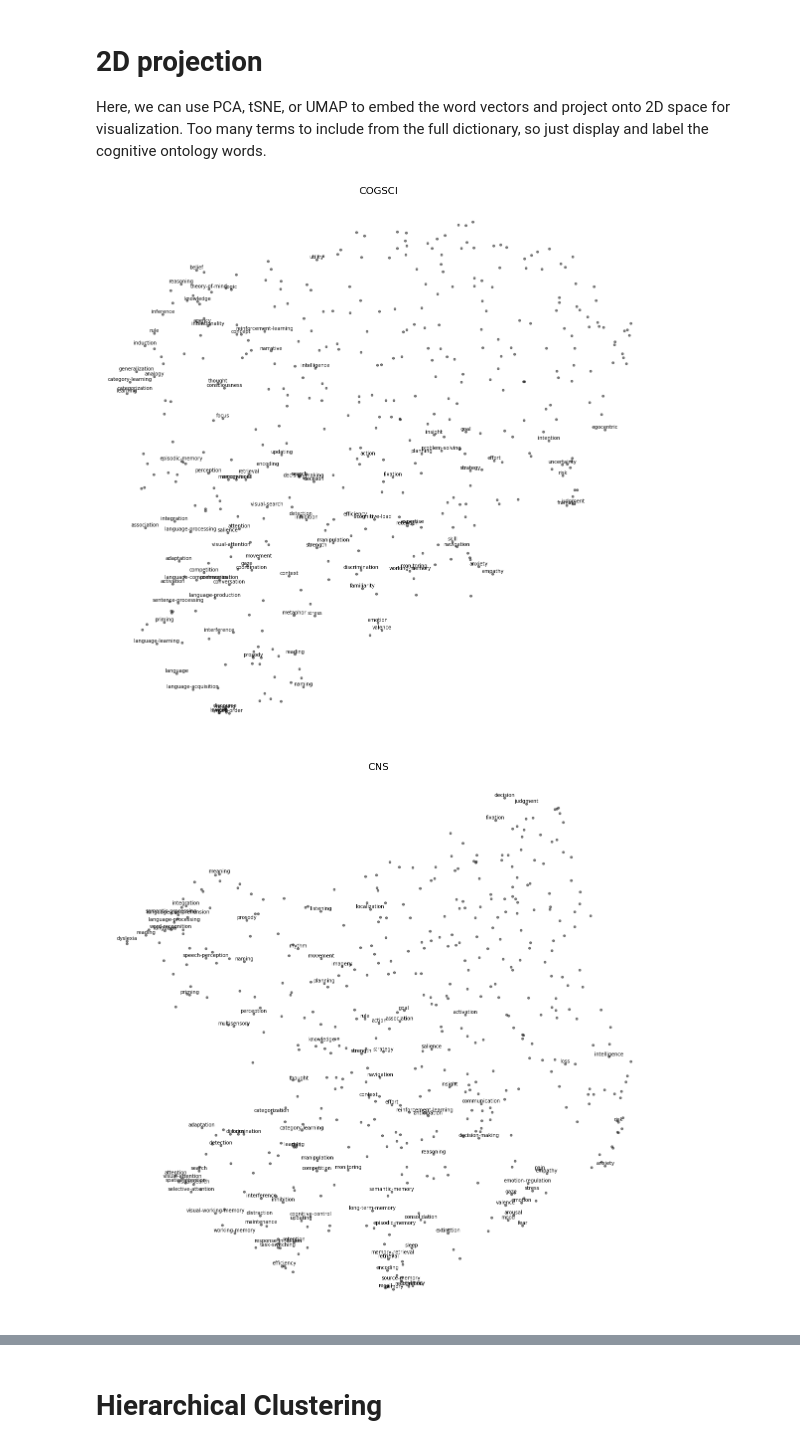
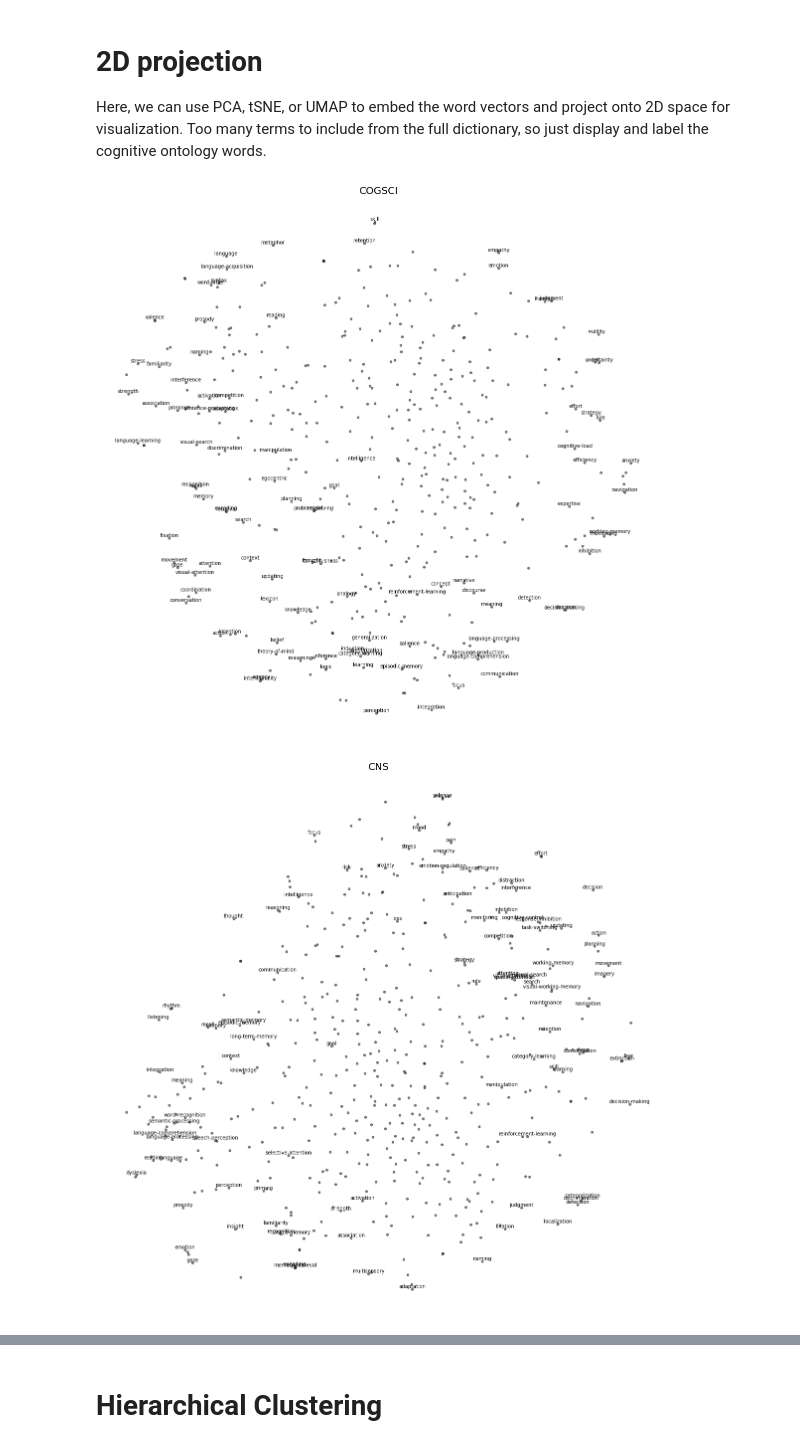
Before and after one commit to voytekresearch/IdentityCrisis, a Jupyter notebook: notebooks/2_analysis_word2vec-allcorpora.ipynb, the cells around one changed output, grey strips where cells are left out. Cells and saved outputs as stored; diff of their text form; code cells hidden in the pictures.

```diff
--- a/notebooks/2_analysis_word2vec-allcorpora.ipynb
+++ b/notebooks/2_analysis_word2vec-allcorpora.ipynb
@@ -37,8 +32,8 @@ terms_file = '../data/cogatlas_terms.txt'
 terms = pd.read_csv(terms_file, delimiter='\n', names=['Terms'])
 terms_concat = co.concat_terms([],terms['Terms'],convert_docs=False)
 # %%
-convert_to_sentences = False
-corpora = ['cogsci', 'cns', 'nips']
+convert_to_sentences = True
+corpora = ['cogsci', 'cns', 'cosyne', 'nips']
 wv_models = []
 for c in corpora:
     abstract_file = '../data/abstracts_'+c+'_combined.csv'
@@ -113,26 +109,26 @@ Negative terms:
 Here, we can use PCA, tSNE, or UMAP to embed the word vectors and project onto 2D space for visualization.
 Too many terms to include from the full dictionary, so just display and label the cognitive ontology words.
 # %%
-proj_method = 'UMAP'
+proj_method = 'TSNE'
 for m_i, m in enumerate(wv_models):
     vocab = m.wv.index2word
     subset_inds = co.return_subset_inds(vocab, terms_concat)
     top_inds, top_counts, top_terms = co.get_top_terms(m, terms_concat, topn=100)
 
     if proj_method == 'UMAP':
         projection = umap.UMAP().fit_transform(m.wv.vectors_norm[subset_inds])
     elif proj_method == 'TSNE':
         projection = manifold.TSNE(n_components=2).fit_transform(m.wv.vectors_norm[subset_inds])
 
     plt.figure(figsize=(20,20))
     plt.scatter(projection[:,0], projection[:,1], s=20, c='k', alpha=0.5)
     for t_i, t in enumerate(top_terms):
         # do some more gymnastics to get equivalent index in the subset
         s_i = subset_inds.index(top_inds[t_i])
         plt.text(projection[s_i,0], projection[s_i,1], t, ha="center", va="bottom", rotation=0)
     plt.title(corpora[m_i].upper(), fontsize=20)
     plt.box('off');plt.xticks([]);plt.yticks([])
-    #plt.savefig('../figures/%s_proj2d_%s.png'%(proj_method, corpora[m_i]))
+    plt.savefig('../figures/%s_proj2d_%s.png'%(proj_method, corpora[m_i]))
 # %% [output]
-[figure, old version]
+[figure, new version]
-[figure, old version]
+[figure, new version]
```
Also changed, not shown: parts of 6 cells of this notebook, 33 other files.
